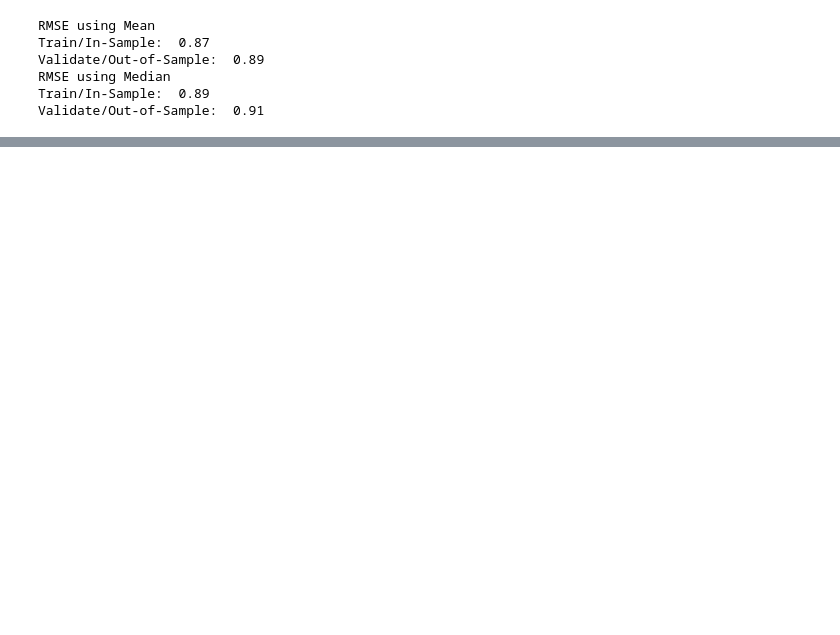
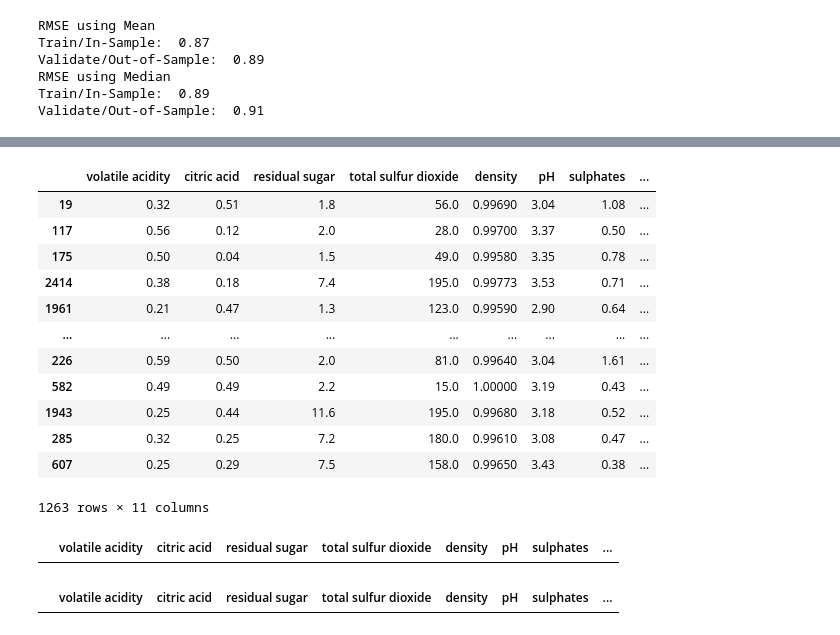
Before and after one commit to Villa-Pirovits/quality-uncorked, a Jupyter notebook: pirovits-work/model.ipynb, the cells around one changed output, grey strips where cells are left out. Cells and saved outputs as stored; diff of their text form; code cells hidden in the pictures; blank space fills up the shorter version.

```diff
--- a/pirovits-work/model.ipynb
+++ b/pirovits-work/model.ipynb
@@ -260,0 +444,24 @@ Validate/Out-of-Sample:  0.91
+# %%
+y
+# %% [output]
+|  | volatile acidity | citric acid | residual sugar | total sulfur dioxide | density | pH | sulphates | ... |
+| 19 | 0.32 | 0.51 | 1.8 | 56.0 | 0.99690 | 3.04 | 1.08 | ... |
+| 117 | 0.56 | 0.12 | 2.0 | 28.0 | 0.99700 | 3.37 | 0.50 | ... |
+| 175 | 0.50 | 0.04 | 1.5 | 49.0 | 0.99580 | 3.35 | 0.78 | ... |
+| 2414 | 0.38 | 0.18 | 7.4 | 195.0 | 0.99773 | 3.53 | 0.71 | ... |
+| 1961 | 0.21 | 0.47 | 1.3 | 123.0 | 0.99590 | 2.90 | 0.64 | ... |
+| ... | ... | ... | ... | ... | ... | ... | ... | ... |
+| 226 | 0.59 | 0.50 | 2.0 | 81.0 | 0.99640 | 3.04 | 1.61 | ... |
+| 582 | 0.49 | 0.49 | 2.2 | 15.0 | 1.00000 | 3.19 | 0.43 | ... |
+| 1943 | 0.25 | 0.44 | 11.6 | 195.0 | 0.99680 | 3.18 | 0.52 | ... |
+| 285 | 0.32 | 0.25 | 7.2 | 180.0 | 0.99610 | 3.08 | 0.47 | ... |
+| 607 | 0.25 | 0.29 | 7.5 | 158.0 | 0.99650 | 3.43 | 0.38 | ... |
+1263 rows × 11 columns
+# %%
+z
+# %% [output]
+|  | volatile acidity | citric acid | residual sugar | total sulfur dioxide | density | pH | sulphates | ... |
+# %%
+w
+# %% [output]
+|  | volatile acidity | citric acid | residual sugar | total sulfur dioxide | density | pH | sulphates | ... |
```
Also changed, not shown: parts of 49 cells of this notebook.
